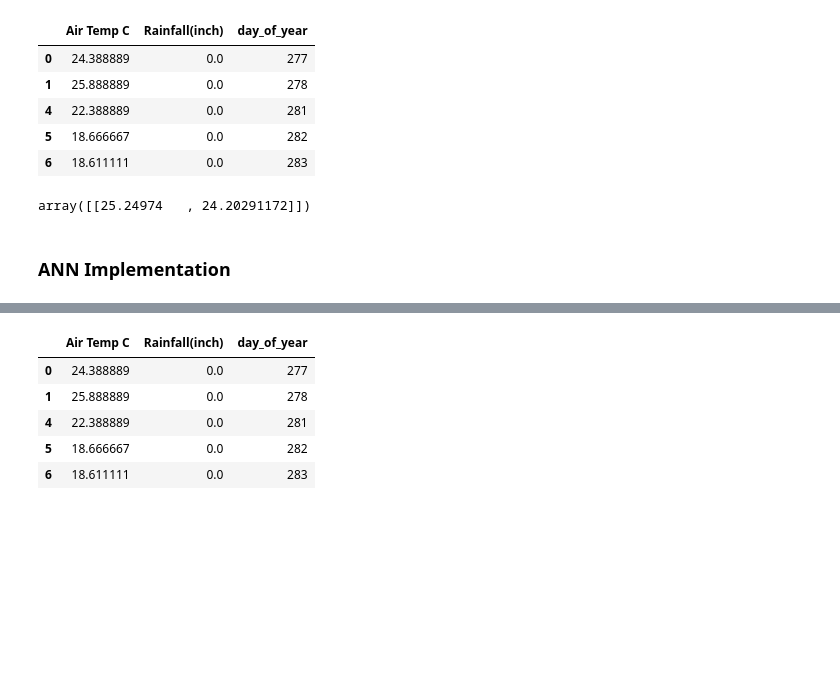
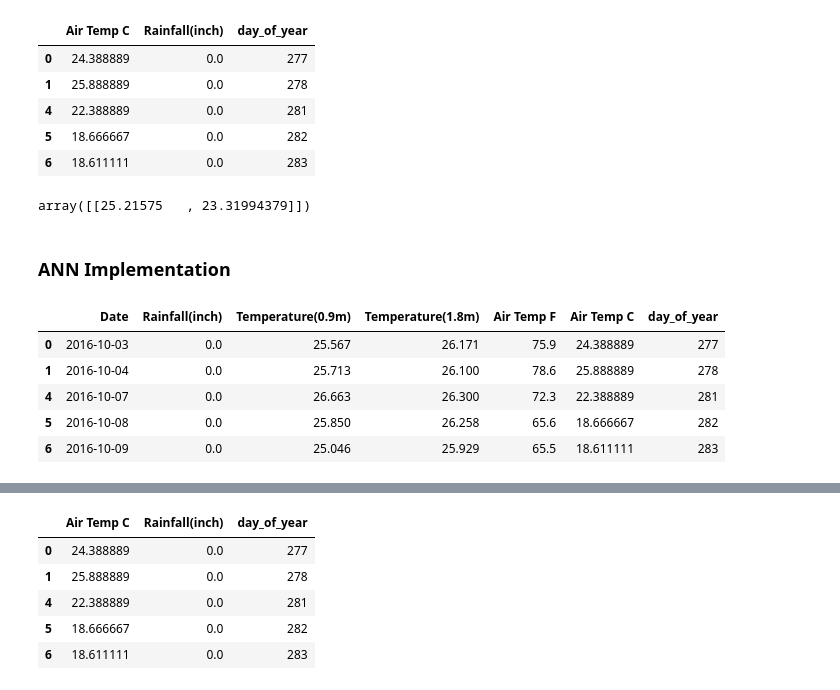
Before and after one commit to sandeepbandi924/PROJECTS, a Jupyter notebook: Temperature Prediction in Pavement Base and Subgrade Layers/temp3.ipynb, the cells around one changed output, grey strips where cells are left out. Drawn from its saved outputs; the diff is of its cells as text; code cells hidden in the pictures; blank space fills up the shorter version.

```diff
--- a/Temperature Prediction in Pavement Base and Subgrade Layers/temp3.ipynb
+++ b/Temperature Prediction in Pavement Base and Subgrade Layers/temp3.ipynb
@@ -372,13 +372,22 @@ X.head()
 #inputs order - AirTemp C, Solar radiation, Precipitation, day_of_year
 
 new_data = np.array([[24.388889,0.0,277]])  # Example values
-new_data_scaled = scaler.transform(new_data)
+new_data_scaled = scaler_x.transform(new_data).reshape(1,-1)
 predicted_values = best_model.predict(new_data)
 predicted_values
 # %% [output]
-array([[25.24974   , 24.20291172]])
+array([[25.21575   , 23.31994379]])
 # %% [markdown]
 ### ANN Implementation
+# %%
+data.head()
+# %% [output]
+|  | Date | Rainfall(inch) | Temperature(0.9m) | Temperature(1.8m) | Air Temp F | Air Temp C | day_of_year |
+| 0 | 2016-10-03 | 0.0 | 25.567 | 26.171 | 75.9 | 24.388889 | 277 |
+| 1 | 2016-10-04 | 0.0 | 25.713 | 26.100 | 78.6 | 25.888889 | 278 |
+| 4 | 2016-10-07 | 0.0 | 26.663 | 26.300 | 72.3 | 22.388889 | 281 |
+| 5 | 2016-10-08 | 0.0 | 25.850 | 26.258 | 65.6 | 18.666667 | 282 |
+| 6 | 2016-10-09 | 0.0 | 25.046 | 25.929 | 65.5 | 18.611111 | 283 |
 # %%
 import tensorflow as tf
 from tensorflow.keras.models import Sequential
```
Also changed, not shown: parts of 20 cells of this notebook.
